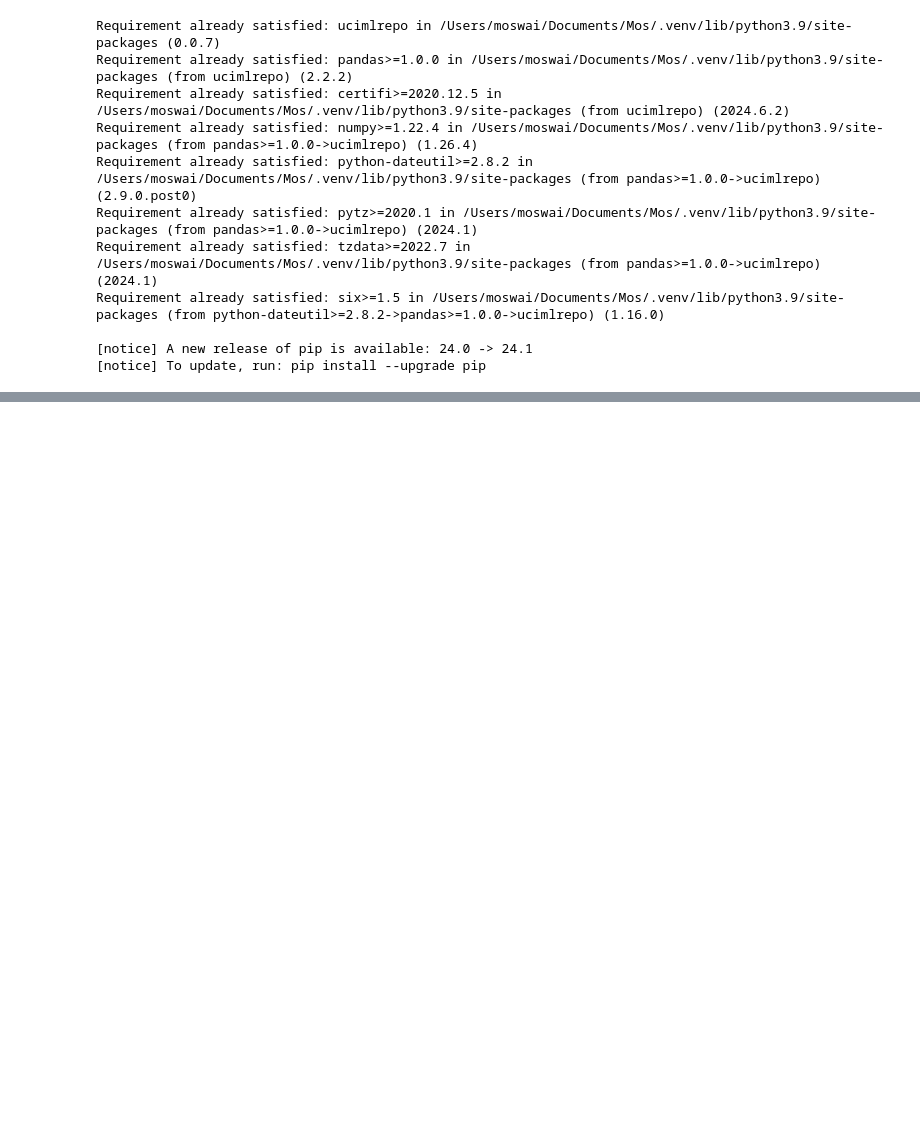
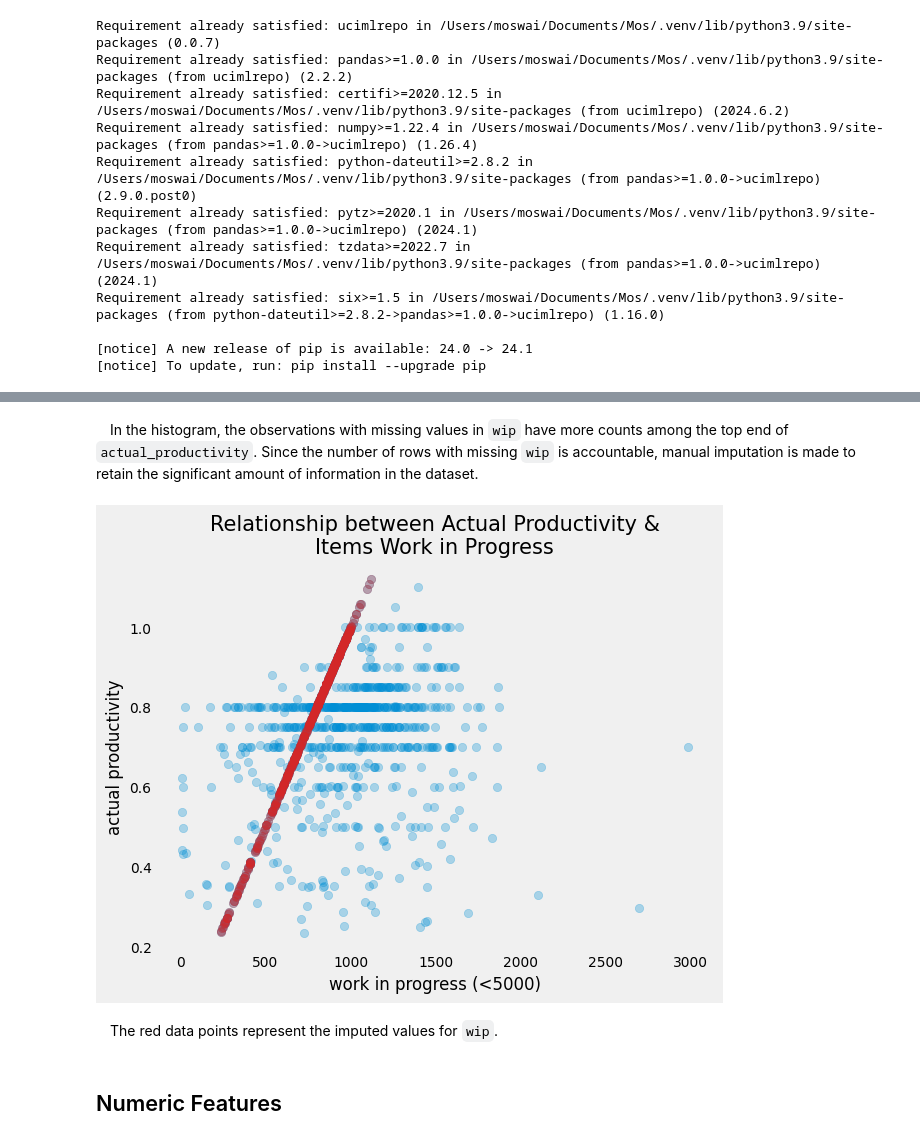
Before and after one commit to moscmh/productivity-prediction, a Jupyter notebook: garment.ipynb, the cells around one changed output, grey strips where cells are left out. Cells and saved outputs as stored; diff of their text form; code cells hidden in the pictures; blank space fills up the shorter version.

```diff
--- a/garment.ipynb
+++ b/garment.ipynb
@@ -54,0 +173,22 @@ Xy.head(3)
+# %% [markdown]
+&emsp;In the histogram, the observations with missing values in `wip` have more counts among the top end of `actual_productivity`. Since the number of rows with missing `wip` is accountable, manual imputation is made to retain the significant amount of information in the dataset.
+# %%
+index_miss = Xy.loc[Xy.isna().sum(axis=1)>0,:].index
+Xy.loc[Xy.isna().sum(axis=1)>0,'wip'] = Xy['actual_productivity'] * 1000
+
+plt.scatter('wip', 'actual_productivity', data=Xy[Xy['wip']<5000], alpha=.3)
+plt.scatter('wip', 'actual_productivity', data=Xy.iloc[index_miss,:], color='tab:red', alpha=.3)
+plt.xlabel("work in progress (<5000)", fontsize=12)
+plt.xticks(fontsize=10)
+plt.ylabel("actual productivity", fontsize=12)
+plt.yticks(fontsize=10)
+plt.grid(False)
+plt.title("Relationship between Actual Productivity &\nItems Work in Progress", fontsize=15)
+
+plt.show()
+# %% [output]
+[figure, added]
+# %% [markdown]
+&emsp;The red data points represent the imputed values for `wip`.
+# %% [markdown]
+## Numeric Features<a id='numeric'></a>
```
Also changed, not shown: parts of 16 cells of this notebook.
